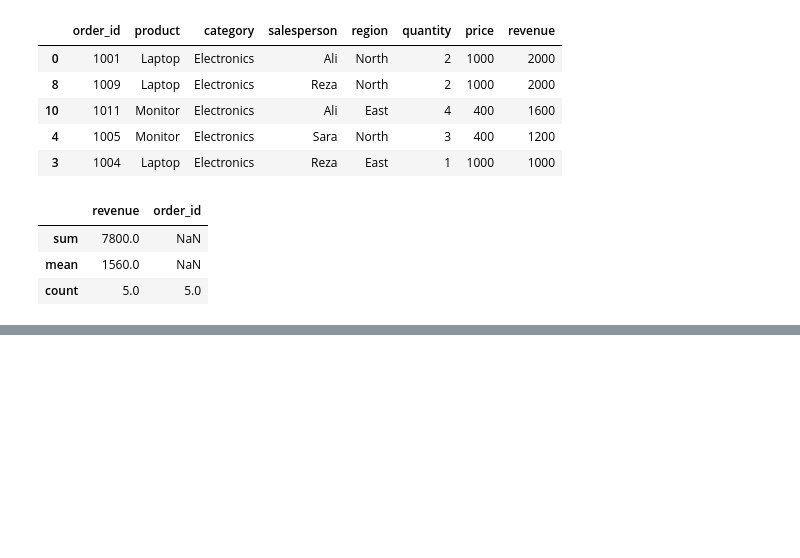
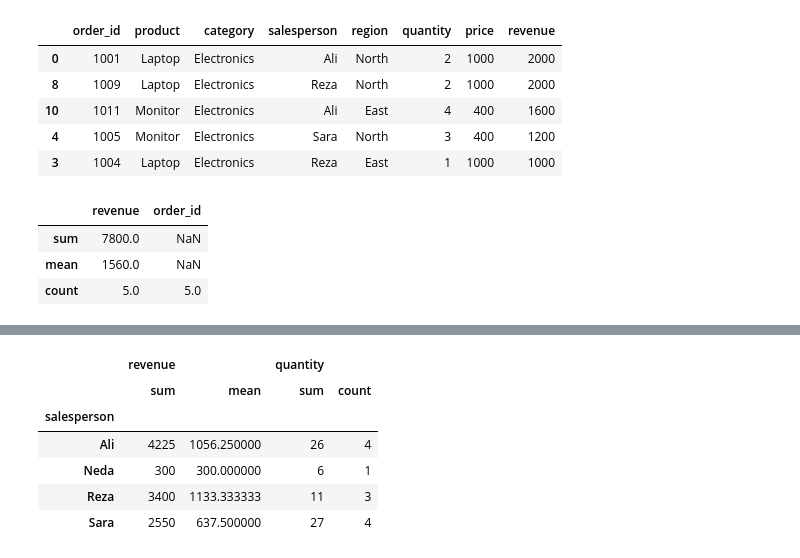
Before and after one commit to sadeghasgarilou/data-analytics-journey, a Jupyter notebook: projects/4-Product Analyzer with pandas/Project04_Mini Analysis project.ipynb, the cells around one changed output, grey strips where cells are left out. Saved outputs shown, nothing was run; the diff lists cells and outputs as text; code cells hidden in the pictures; blank space fills up the shorter version.

```diff
--- a/projects/4-Product Analyzer with pandas/Project04_Mini Analysis project.ipynb
+++ b/projects/4-Product Analyzer with pandas/Project04_Mini Analysis project.ipynb
@@ -252,0 +275,16 @@ analys_result.agg({'revenue':['sum','mean','count'],'order_id':'count'})
+# %%
+##Now analyze salespeople.
+#Create a summary containing:
+#Total revenue
+#Average revenue per order
+#Total quantity sold
+#Number of orders
+sales.groupby('salesperson').agg({'revenue':['sum','mean'],'quantity':['sum','count']})
+# %% [output]
+|  | revenue |  | quantity |  |
+|  | sum | mean | sum | count |
+| salesperson |  |  |  |  |
+| Ali | 4225 | 1056.250000 | 26 | 4 |
+| Neda | 300 | 300.000000 | 6 | 1 |
+| Reza | 3400 | 1133.333333 | 11 | 3 |
+| Sara | 2550 | 637.500000 | 27 | 4 |
```
Also changed, not shown: parts of 2 cells of this notebook, 1 other file.
